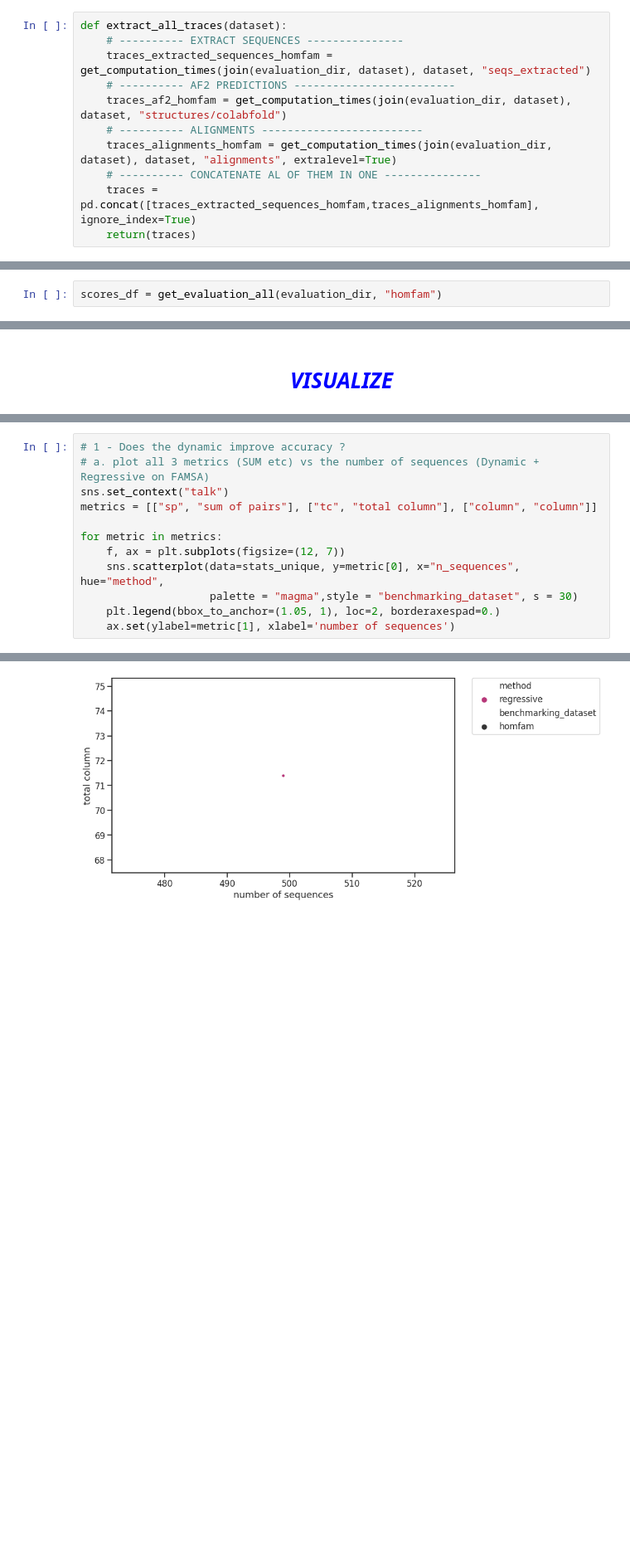
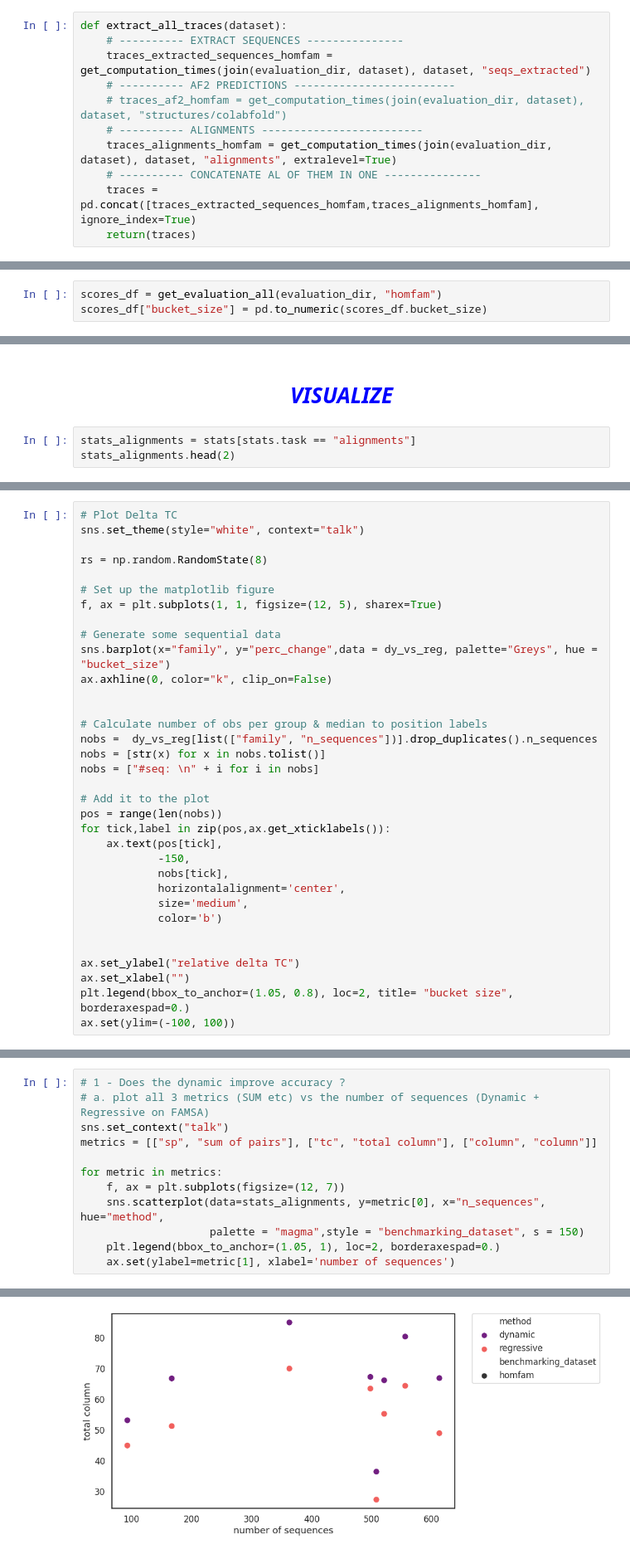
Before and after one commit to luisas/nf_structural_regression, a Jupyter notebook: notebook/01_benchmark.ipynb, the cells around one changed output, grey strips where cells are left out. Shown: that part at 83% size. Cells and saved outputs as stored; diff of their text form; blank space fills up the shorter version.

Commit message:
update benchmarking

```diff
--- a/notebook/01_benchmark.ipynb
+++ b/notebook/01_benchmark.ipynb
@@ -175,7 +177,7 @@ def extract_all_traces(dataset):
     # ---------- EXTRACT SEQUENCES ---------------
     traces_extracted_sequences_homfam = get_computation_times(join(evaluation_dir, dataset), dataset, "seqs_extracted")
     # ---------- AF2 PREDICTIONS -------------------------
-    traces_af2_homfam = get_computation_times(join(evaluation_dir, dataset), dataset, "structures/colabfold")
+    # traces_af2_homfam = get_computation_times(join(evaluation_dir, dataset), dataset, "structures/colabfold")
     # ---------- ALIGNMENTS -------------------------
     traces_alignments_homfam = get_computation_times(join(evaluation_dir, dataset), dataset, "alignments", extralevel=True)
     # ---------- CONCATENATE AL OF THEM IN ONE ---------------
@@ -212,6 +236,7 @@ def get_evaluation_all(evaluation_dir, dataset):
     return(df)
 # %%
 scores_df = get_evaluation_all(evaluation_dir, "homfam")
+scores_df["bucket_size"] = pd.to_numeric(scores_df.bucket_size)
 # %% [markdown]
 # <div style="text-align: center;"> <span align="center" style="color:lightgrey">_________MERGE_________</span> </div>
 # %%
@@ -237,2 +259,5 @@ stats.head()
 # %% [markdown]
 # <div style="text-align: center;"> <span align="center" style="color:blue">_________VISUALIZE_________</span> </div>
+# %%
+stats_alignments = stats[stats.task == "alignments"]
+stats_alignments.head(2)
@@ -238,0 +364,34 @@ stats.head()
+# %%
+# Plot Delta TC
+sns.set_theme(style="white", context="talk")
+
+rs = np.random.RandomState(8)
+
+# Set up the matplotlib figure
+f, ax = plt.subplots(1, 1, figsize=(12, 5), sharex=True)
+
+# Generate some sequential data
+sns.barplot(x="family", y="perc_change",data = dy_vs_reg, palette="Greys", hue = "bucket_size")
+ax.axhline(0, color="k", clip_on=False)
+
+
+# Calculate number of obs per group & median to position labels
+nobs =  dy_vs_reg[list(["family", "n_sequences"])].drop_duplicates().n_sequences
+nobs = [str(x) for x in nobs.tolist()]
+nobs = ["#seq: \n" + i for i in nobs]
+
+# Add it to the plot
+pos = range(len(nobs))
+for tick,label in zip(pos,ax.get_xticklabels()):
+    ax.text(pos[tick],
+            -150,
+            nobs[tick],
+            horizontalalignment='center',
+            size='medium',
+            color='b')
+
+
+ax.set_ylabel("relative delta TC")
+ax.set_xlabel("")
+plt.legend(bbox_to_anchor=(1.05, 0.8), loc=2, title= "bucket size", borderaxespad=0.)
+ax.set(ylim=(-100, 100))
@@ -262,8 +452,8 @@ metrics = [["sp", "sum of pairs"], ["tc", "total column"], ["column", "column"]]
 
 for metric in metrics:
     f, ax = plt.subplots(figsize=(12, 7))
-    sns.scatterplot(data=stats_unique, y=metric[0], x="n_sequences", hue="method",
-                    palette = "magma",style = "benchmarking_dataset", s = 30)
+    sns.scatterplot(data=stats_alignments, y=metric[0], x="n_sequences", hue="method",
+                    palette = "magma",style = "benchmarking_dataset", s = 150)
     plt.legend(bbox_to_anchor=(1.05, 1), loc=2, borderaxespad=0.)
     ax.set(ylabel=metric[1], xlabel='number of sequences')
 # %% [output]
@@ -271 +461 @@ for metric in metrics:
-[figure, old version]
+[figure, new version]
```
Also changed, not shown: parts of 22 cells of this notebook, 17 other files.
